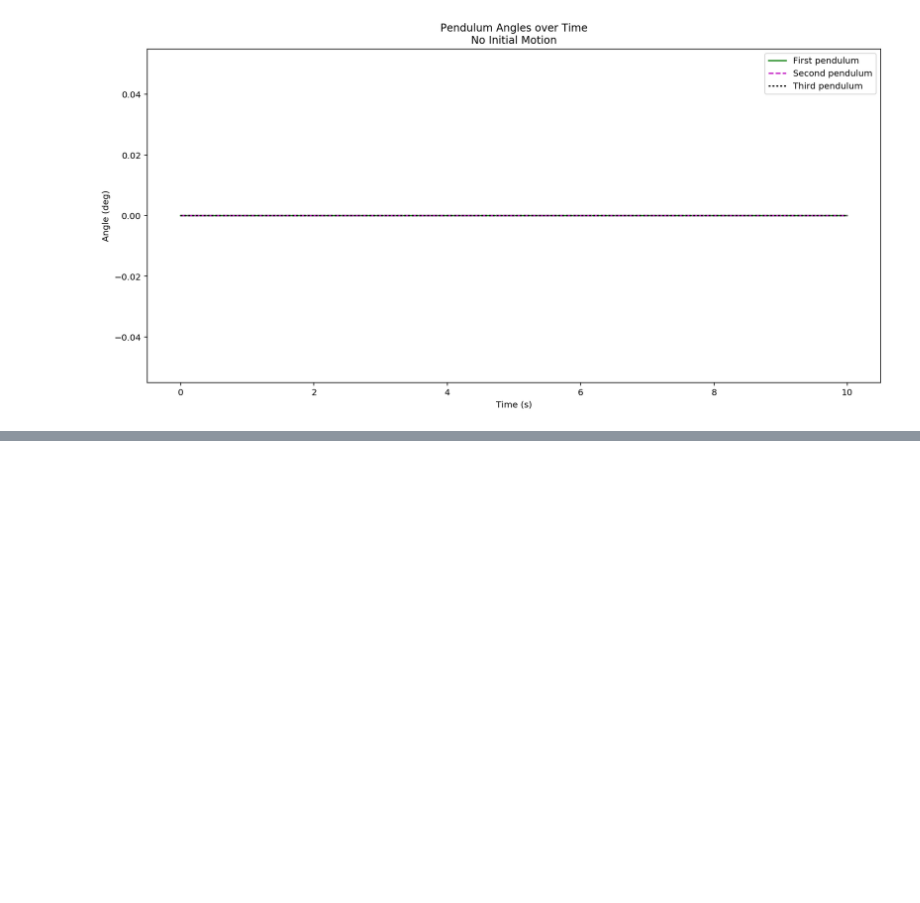
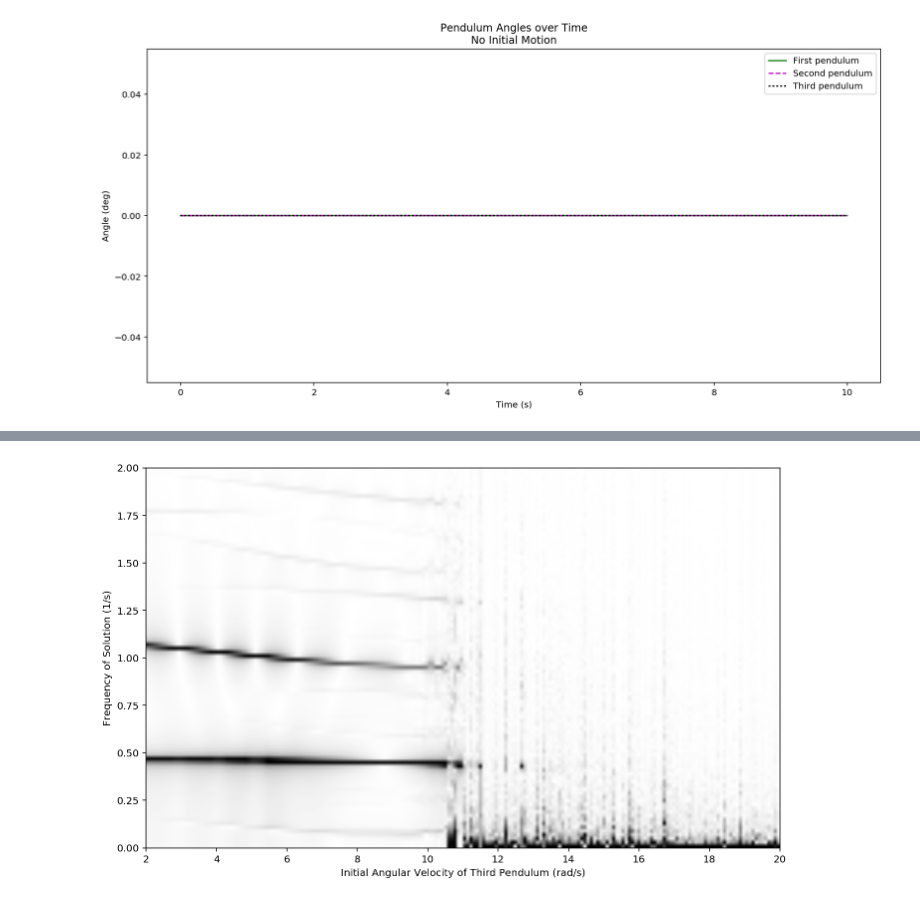
Before and after one commit to CoryMcCartan/triple-pendulum, a Jupyter notebook: workbook.ipynb, the cells around one changed output, grey strips where cells are left out. Drawn from its saved outputs; the diff is of its cells as text; code cells hidden in the pictures; blank space fills up the shorter version.

```diff
--- a/workbook.ipynb
+++ b/workbook.ipynb
@@ -355,0 +334,38 @@ here
+# %%
+def bifurcation_diagram(param, start, end, xSize, ySize, max_freq = 2, xLabel = ""):
+    initial_values = linspace(start, end, xSize)
+
+    t_max = ySize / max_freq
+
+    dt = 0.05
+    steps = int(t_max / dt)
+    freqs = fft.rfftfreq(steps, dt) # helper array for conversion to rad/s
+
+    data = zeros((xSize, ySize))
+
+
+    for step, p_0 in enumerate(initial_values):
+        # set up initial conditions vector
+        r0 = zeros(6)
+        r0[param] = p_0
+        # run simulation
+        t, phi_1, phi_2, phi_3, _, _, _  = solve_triple_pendulum(r0, tmax=t_max, dt=dt)
+
+        fft_data = absolute(fft.rfft(phi_3))[ : ySize] # get FFT and discard high frequencies
+        data[step, :] = fft_data / max(fft_data) # normalize to this solution's values, concatenate onto our results array
+
+
+    # plot
+    figsize(12,7)
+    fig = figure()
+    imshow(transpose(1 - data), extent=[start, end, 0, freqs[ySize]], origin="lower",
+           interpolation="bilinear", aspect=0.6*(end-start)/freqs[ySize], cmap="gray") # 0=white, 1=black
+    xlabel(xLabel)
+    ylabel("Frequency of Solution (1/s)")
+
+    return fig
+# %%
+bifurcation_diagram(5, 2, 20, 200, 100,
+    xLabel="Initial Angular Velocity of Third Pendulum (rad/s)").savefig("figures/bifurcation_1.png")
+# %% [output]
+[figure, added]
```
Also changed, not shown: parts of 24 cells of this notebook, 11 other files.
